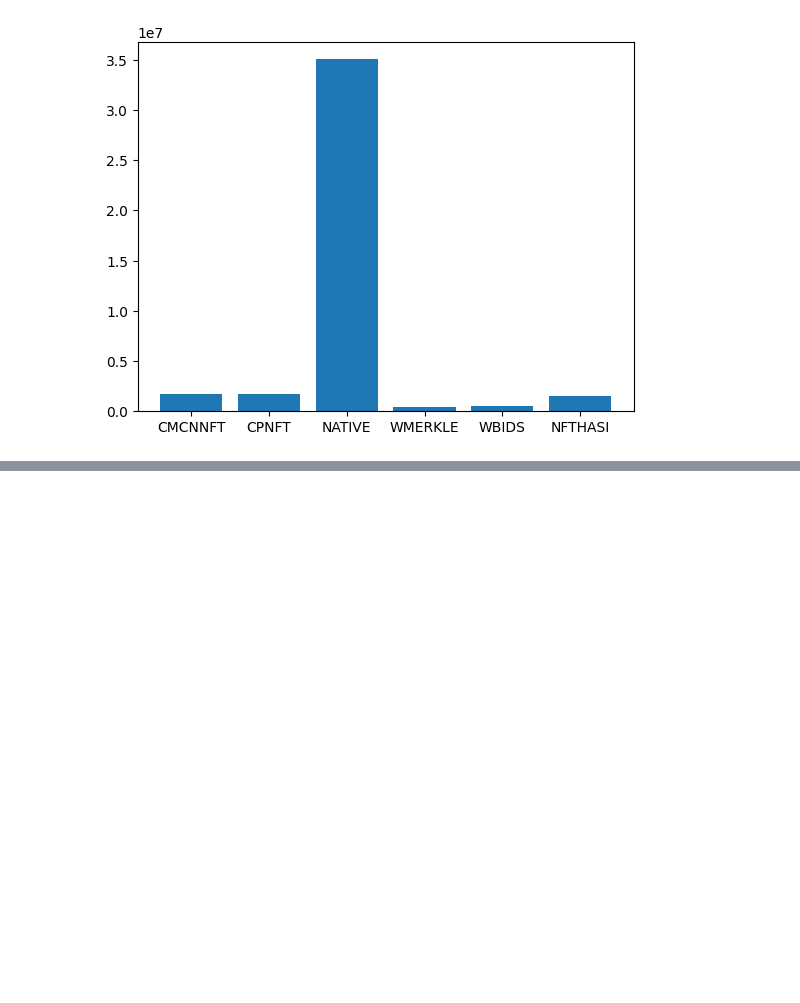
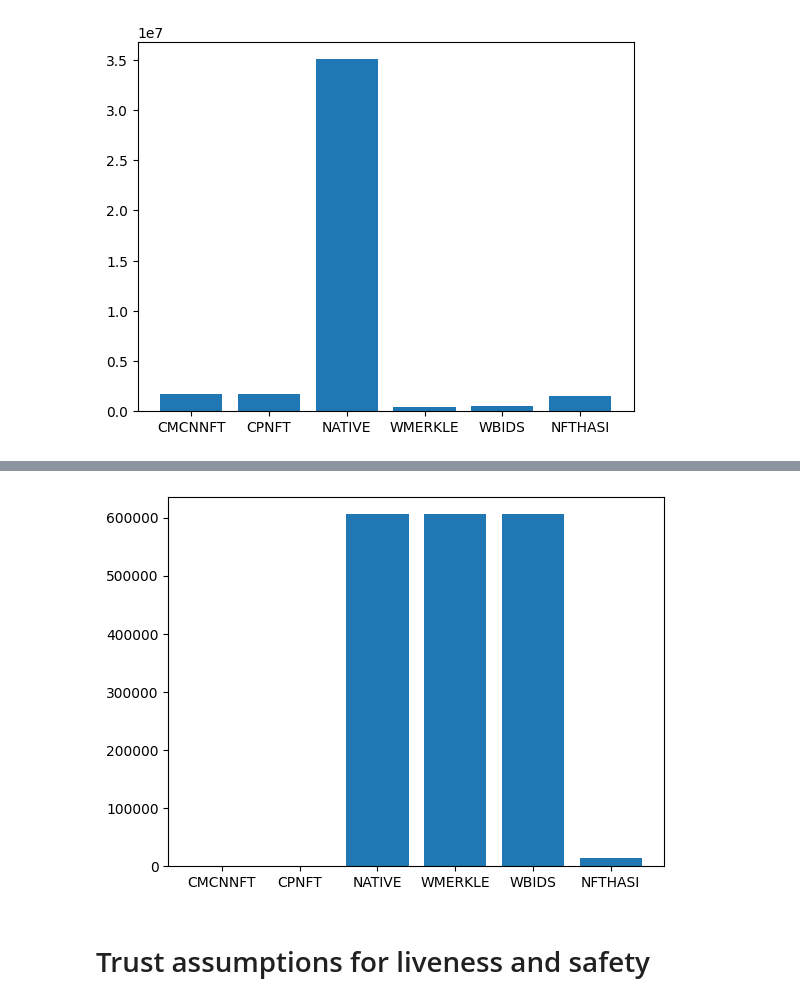
Before and after one commit to denes710/rollup-bridge-measurements, a Jupyter notebook: figures.ipynb, the cells around one changed output, grey strips where cells are left out. Saved outputs shown, nothing was run; the diff lists cells and outputs as text; code cells hidden in the pictures; blank space fills up the shorter version.

```diff
--- a/figures.ipynb
+++ b/figures.ipynb
@@ -469,0 +502,7 @@ time_unlock = []
+# %%
+plt.bar(labels, worse_case_time)
+plt.show()
+# %% [output]
+[figure, added]
+# %% [markdown]
+# Trust assumptions for liveness and safety
```
Also changed, not shown: parts of 19 cells of this notebook, 9 other files.
